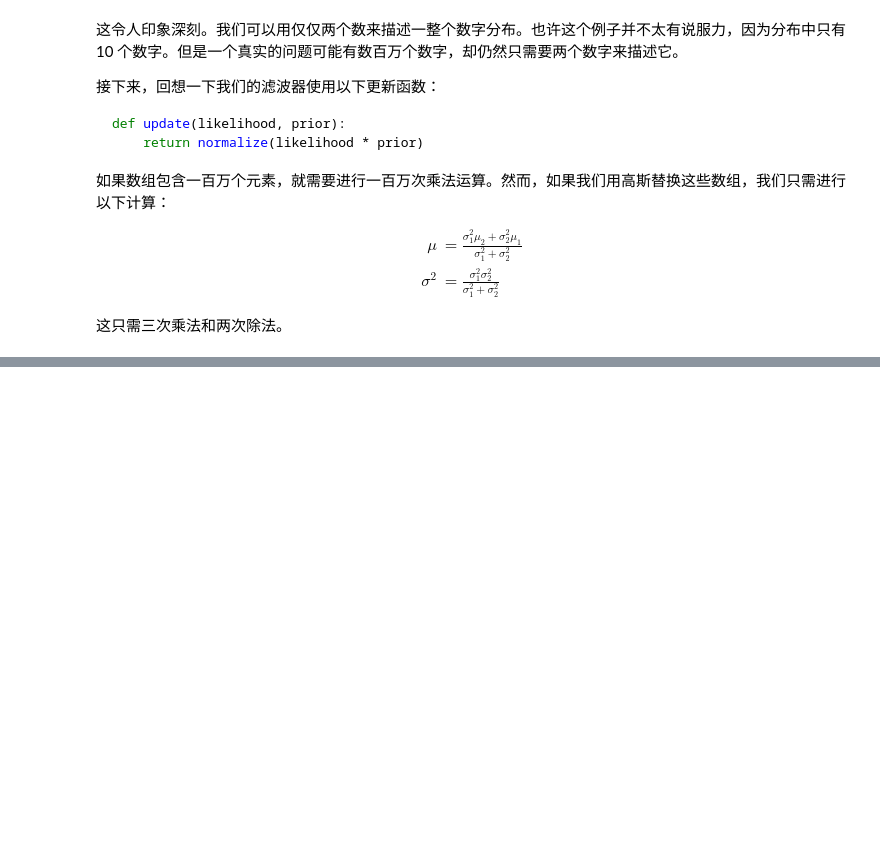
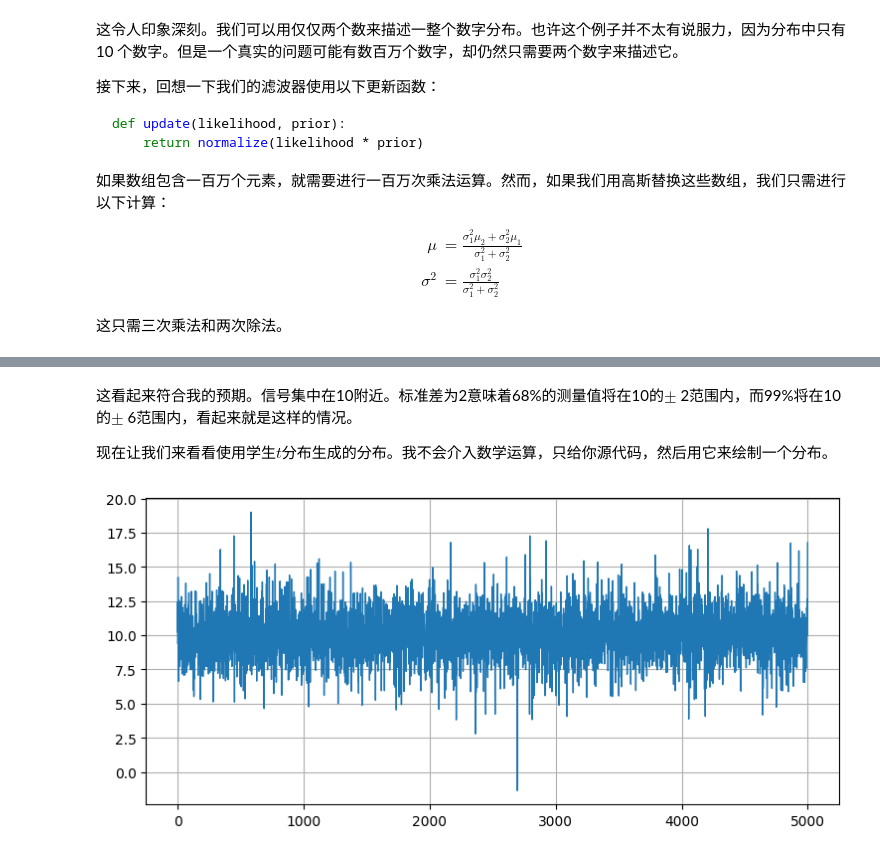
Before and after one commit to logan8866/Kalman-Filter-Programming, a Jupyter notebook: 03 高斯和贝叶斯理论.ipynb, the cells around one changed output, grey strips where cells are left out. Drawn from its saved outputs; the diff is of its cells as text; code cells hidden in the pictures; blank space fills up the shorter version.

```diff
--- a/03 高斯和贝叶斯理论.ipynb
+++ b/03 高斯和贝叶斯理论.ipynb
@@ -705,0 +836,24 @@ $$p(A \mid B) = \frac{p(B \mid A)\, p(A)}{p(B)}$$
+# %% [markdown]
+这看起来符合我的预期。信号集中在10附近。标准差为2意味着68%的测量值将在10的$\pm$ 2范围内，而99%将在10的$\pm$ 6范围内，看起来就是这样的情况。
+
+现在让我们来看看使用学生$t$分布生成的分布。我不会介入数学运算，只给你源代码，然后用它来绘制一个分布。
+# %%
+import random
+import math
+
+def rand_student_t(df, mu=0, std=1):
+    """return random number distributed by Student's t
+    distribution with `df` degrees of freedom with the
+    specified mean and standard deviation.
+    """
+    x = random.gauss(0, std)
+    y = 2.0*random.gammavariate(0.5*df, 2.0)
+    return x / (math.sqrt(y / df)) + mu
+
+def sense_t():
+    return 10 + rand_student_t(7)*2
+
+zs = [sense_t() for i in range(5000)]
+plt.plot(zs, lw=1);
+# %% [output]
+[figure, added]
```
Also changed, not shown: parts of 25 cells of this notebook, 1 other file.
